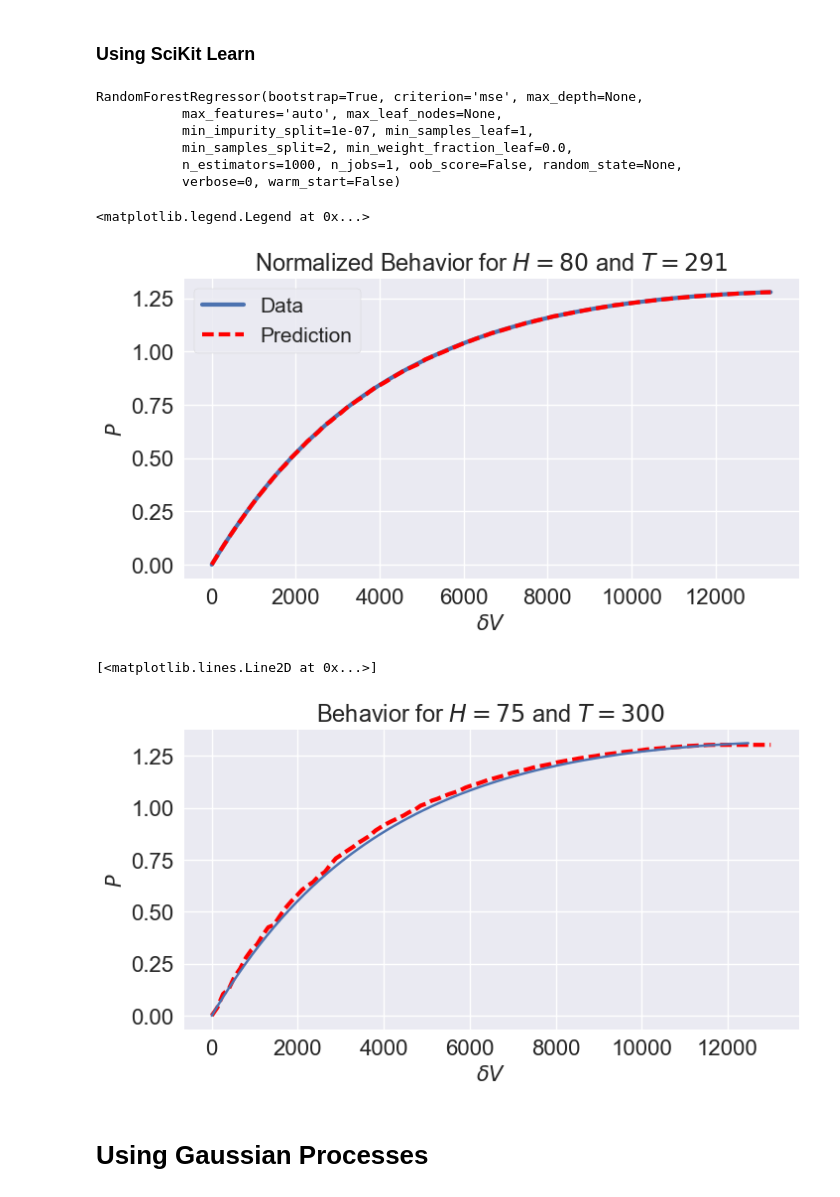
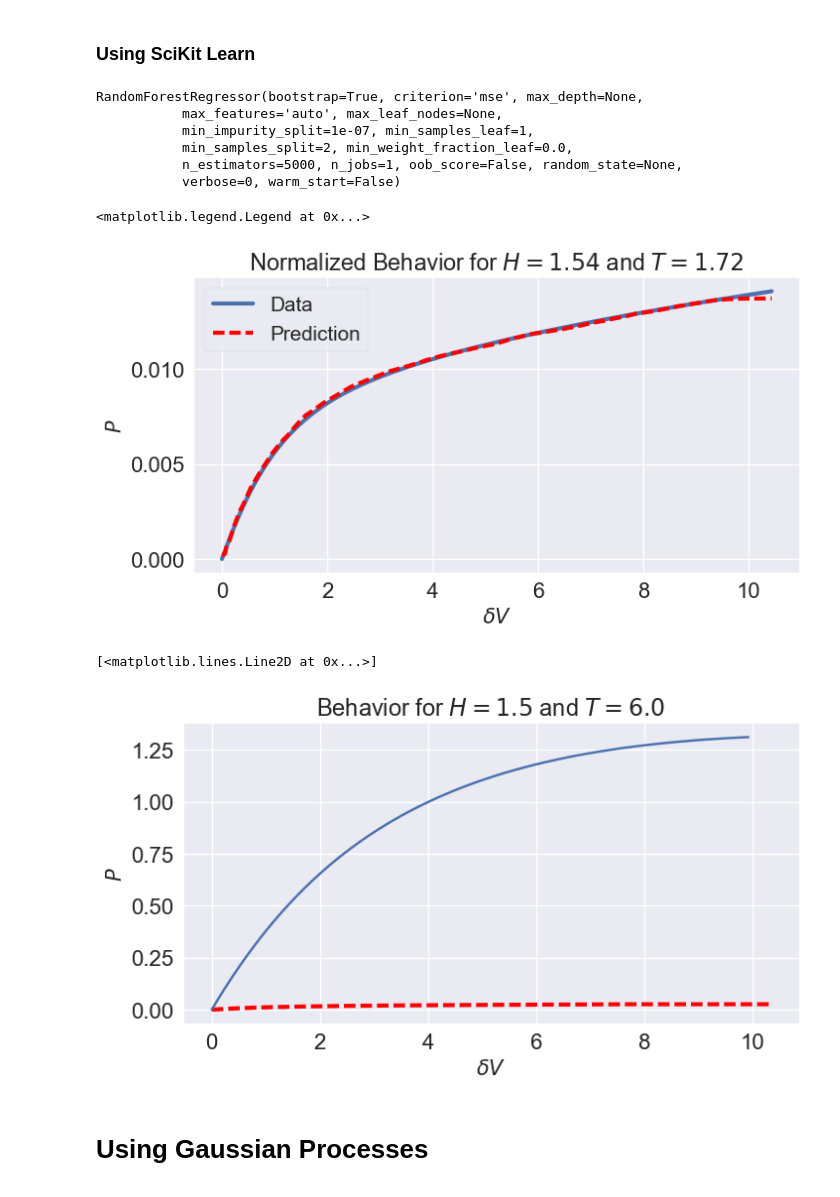
Before and after one commit to matheuscfernandes/mechanics-ml, a Jupyter notebook: SoftActuator/Notebook1.ipynb, the cells around one changed output. Cells and saved outputs as stored; diff of their text form; code cells hidden in the pictures.

```diff
--- a/SoftActuator/Notebook1.ipynb
+++ b/SoftActuator/Notebook1.ipynb
@@ -89,9 +88,9 @@ for dirr in dirs:
                 except: dataPAll=dataAll
 
             if PVK=='VK': #file VK: col0 K; col1 V
-                V=data[:,1]-min(data[:,0])
+                V=data[:,1]-min(data[:,1])
                 VKAll=np.append(VKAll,data[:,1])
-                K=data[:,0]
+                K=data[:,0]/(np.pi/50)
                 dataAll=np.column_stack((H,T,V,K))
                 try: dataKAll=np.vstack((dataKAll,dataAll))
                 except: dataKAll=dataAll
@@ -128,7 +140,7 @@ VKALL: 1256.66662598
 # %%
 from sklearn.neural_network import MLPRegressor
 from sklearn.ensemble import RandomForestRegressor
-MLP=RandomForestRegressor(n_estimators=1000)
+MLP=RandomForestRegressor(n_estimators=5000)
 # MLP=MLPRegressor(hidden_layer_sizes=(2000, ), activation='logistic', solver='sgd', alpha=0.0001, batch_size='auto',
 #      learning_rate='constant', learning_rate_init=0.001, power_t=0.5,
 #      shuffle=True, random_state=None, tol=0.0001, verbose=False,
@@ -150,44 +162,44 @@ RandomForestRegressor(bootstrap=True, criterion='mse', max_depth=None,
            max_features='auto', max_leaf_nodes=None,
            min_impurity_split=1e-07, min_samples_leaf=1,
            min_samples_split=2, min_weight_fraction_leaf=0.0,
-           n_estimators=1000, n_jobs=1, oob_score=False, random_state=None,
+           n_estimators=5000, n_jobs=1, oob_score=False, random_state=None,
            verbose=0, warm_start=False)
 # %%
 #Testing Plot with PV
 #Filtering
-H=80;T=291
+H=77./50.;T=86./50.
 rawData = obtainRows([H,T],dataPAll)
 V=rawData[:,2]
 P=rawData[:,-1]
 V_predict=rawData[:,:-1]
 P_predict=MLP.predict(V_predict)
 
-plt.title(r'Normalized Behavior for $H=80$ and $T=291$')
+plt.title(r'Normalized Behavior for $H={}$ and $T={}$'.format(H,T))
 plt.xlabel(r'$\delta V$')
 plt.ylabel(r'$P$')
 plt.plot(V,P,label='Data',lw=3)
 plt.plot(V,P_predict,'r--',label='Prediction',lw=3)
 plt.legend()
 # %% [output]
 <matplotlib.legend.Legend at 0x...>
-[figure, old version]
+[figure, new version]
 # %%
-H=75;T=300
+H=75./50.;T=300./50.
 data2=np.loadtxt('pv-H75T300.txt', delimiter=' ')
 
-V=linspace(0,13000,100)
+V=linspace(0,13000/min(VPAll),100)
 HAll=H+V*0
 TAll=T+V*0
 dataPredict=np.column_stack((HAll,TAll,V))
 P_p=MLP.predict(dataPredict)
-plt.title(r'Behavior for $H=75$ and $T=300$')
+plt.title(r'Behavior for $H={}$ and $T={}$'.format(H,T))
 plt.xlabel(r'$\delta V$')
 plt.ylabel(r'$P$')
 plt.plot(V,P_p,'r--',label='Prediction',lw=3)
-plt.plot(data2[:,0],data2[:,1])
+plt.plot((data2[:,0]-min(data2[:,0]))/min(VPAll),data2[:,1])
 # %% [output]
 [<matplotlib.lines.Line2D at 0x...>]
-[figure, old version]
+[figure, new version]
 # %% [markdown]
 # Using Gaussian Processes
 # %%
```
Also changed, not shown: parts of 2 cells of this notebook, 1 other file.
